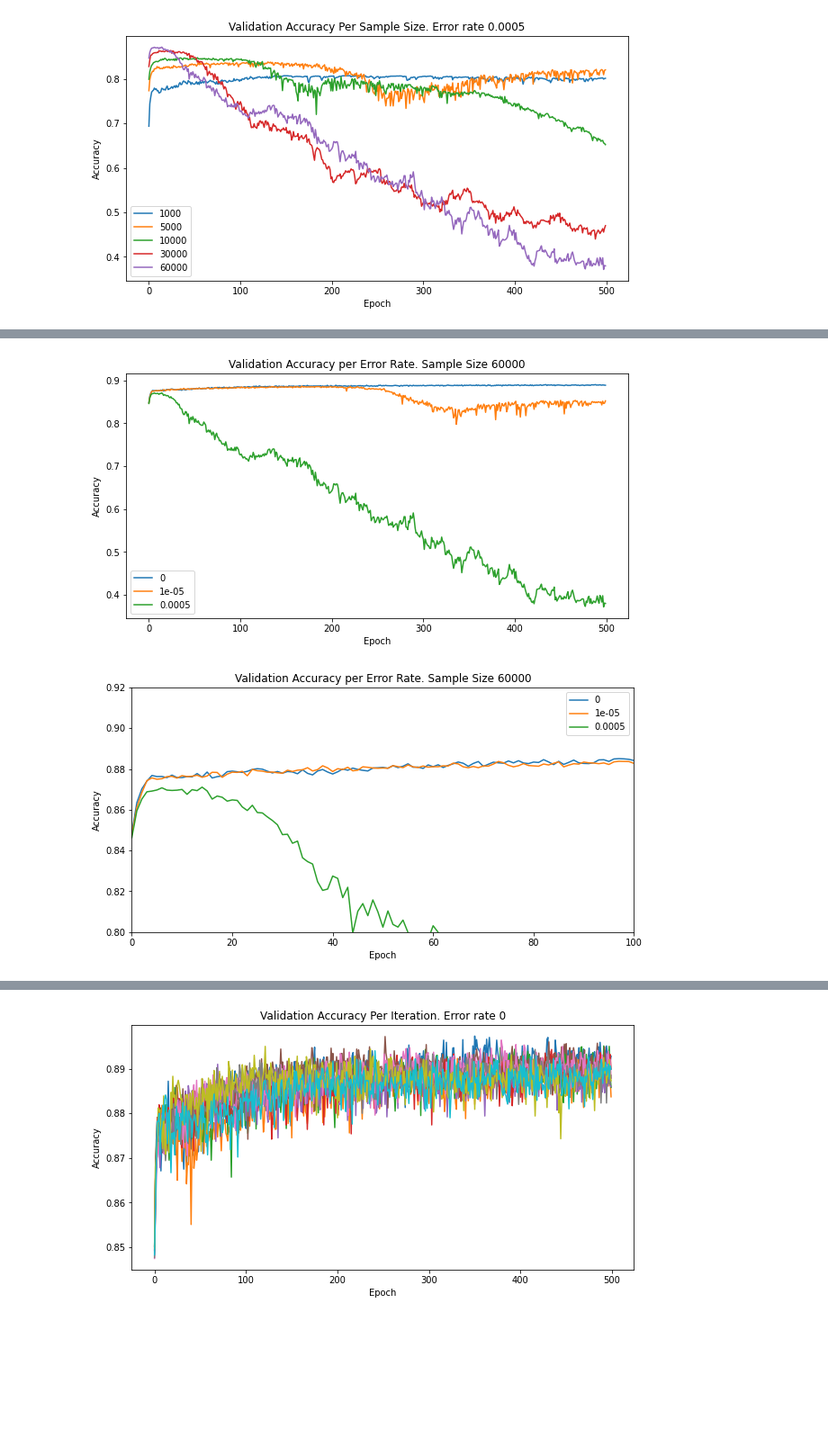
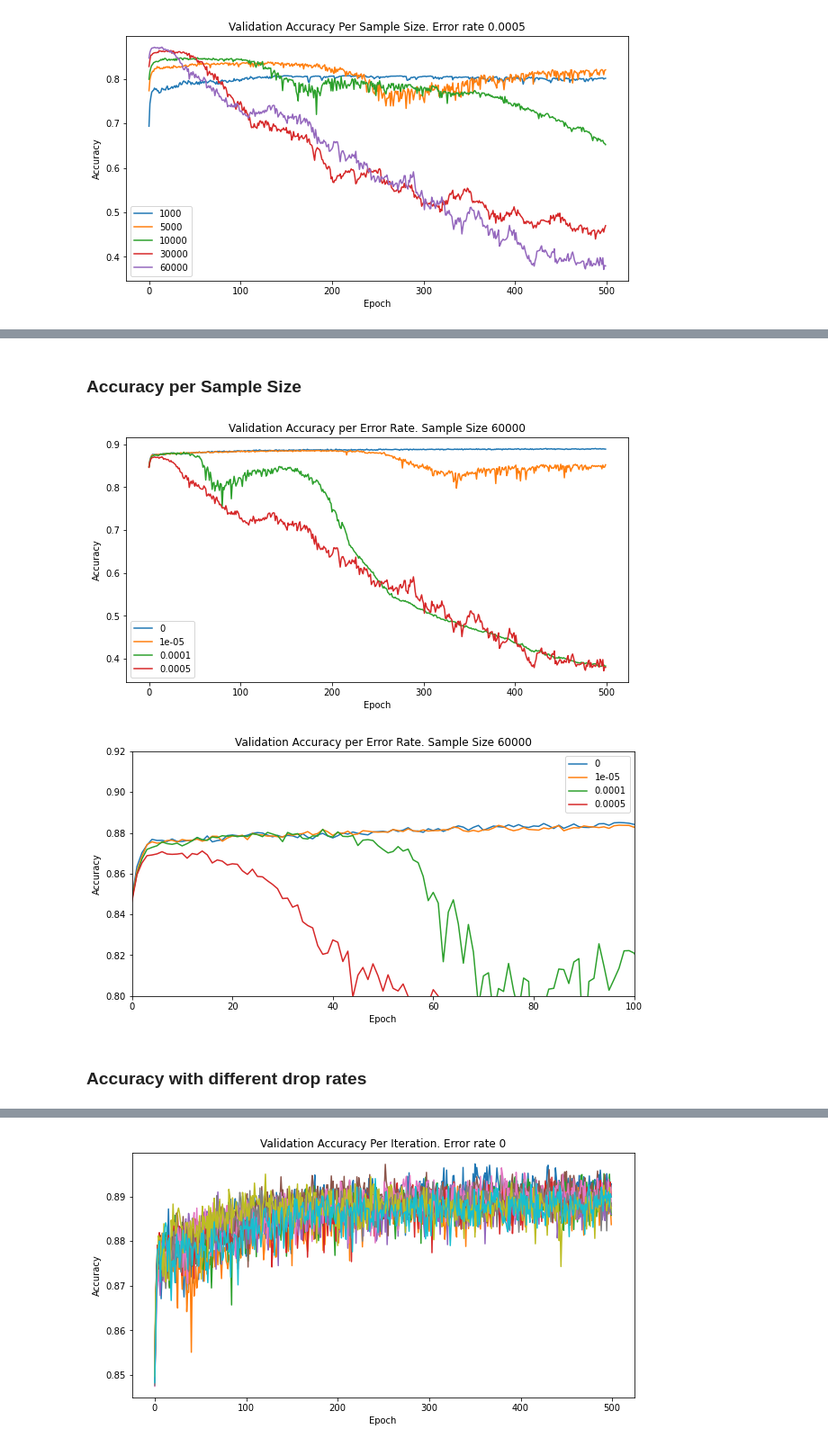
Before and after one commit to dPhanekham/tf2_error_injection, a Jupyter notebook: iris_inject_errors/batch_results_charts.ipynb, the cells around one changed output, grey strips where cells are left out. Shown at 90% size. Saved outputs shown, nothing was run; the diff lists cells and outputs as text; code cells hidden in the pictures; blank space fills up the shorter version.

Commit message:
update charts

```diff
--- a/iris_inject_errors/batch_results_charts.ipynb
+++ b/iris_inject_errors/batch_results_charts.ipynb
@@ -25,8 +25,15 @@ tf.config.list_physical_devices('GPU')
 sample_size_0_error_train_history = np.load('batch_results/sample_size_train_history_error_rate_0.npy', allow_pickle=True, fix_imports=True)
 sample_size_00001_error_train_history = np.load('batch_results/sample_size_train_history_error_rate_00001.npy', allow_pickle=True, fix_imports=True)
 sample_size_0005_error_train_history = np.load('batch_results/sample_size_train_history_error_rate_0005.npy', allow_pickle=True, fix_imports=True)
+sample_size_0001_error_train_history = np.load('batch_results/sample_size_train_history_error_rate_0001.npy', allow_pickle=True, fix_imports=True)
+sample_size_00001_error_dropout_20_train_history = np.load('batch_results/sample_size_train_history_error_rate_00001_dropout_20.npy', allow_pickle=True, fix_imports=True)
+sample_size_00001_error_dropout_40_train_history = np.load('batch_results/sample_size_train_history_error_rate_00001_dropout_40.npy', allow_pickle=True, fix_imports=True)
 # %%
 sample_size_0_error_train_history = sample_size_0_error_train_history.reshape(1)[0]
 sample_size_00001_error_train_history = sample_size_00001_error_train_history.reshape(1)[0]
 sample_size_0005_error_train_history = sample_size_0005_error_train_history.reshape(1)[0]
+sample_size_0001_error_train_history = sample_size_0001_error_train_history.reshape(1)[0]
+
+sample_size_00001_error_dropout_20_train_history = sample_size_00001_error_dropout_20_train_history.reshape(1)[0]
+sample_size_00001_error_dropout_40_train_history = sample_size_00001_error_dropout_40_train_history.reshape(1)[0]
 # %%
@@ -98,3 +116,18 @@ average_validation_accuracy_error_0005 = average_epochs(sample_size_0005_error_t
                                                    epochs,
                                                    iterations,
                                                    'validation_accuracy')
+# %%
+sample_sizes = list(sample_size_0001_error_train_history.keys())
+iterations = len(sample_size_0001_error_train_history[1000]['training_accuracy'])
+epochs = 500
+average_training_accuracy_error_0001 = average_epochs(sample_size_0001_error_train_history,
+                                                   sample_sizes,
+                                                   epochs,
+                                                   iterations,
+                                                   'training_accuracy')
+
+average_validation_accuracy_error_0001 = average_epochs(sample_size_0001_error_train_history,
+                                                   sample_sizes,
+                                                   epochs,
+                                                   iterations,
+                                                   'validation_accuracy')
@@ -233,29 +416,33 @@ plt.show()
+# %% [markdown]
+### Accuracy per Sample Size
 # %%
 # plt.plot(train_history.history['loss'])
 plt.figure(figsize=(10, 5))
 # for sample_size in sample_sizes:
 plt.plot(average_validation_accuracy_error_0[60000])
 plt.plot(average_validation_accuracy_error_00001[60000])
+plt.plot(average_validation_accuracy_error_0001[60000])
 plt.plot(average_validation_accuracy_error_0005[60000])
 # plt.plot(sample_size_train_history[1][1])
 # plt.plot(sample_size_train_history[2][1])
 # plt.plot(sample_size_train_history[3][1])
 # plt.plot(sample_size_train_history[4][1])
 # plt.plot(error_rate_train_history[5][1])
 plt.title('Validation Accuracy per Error Rate. Sample Size 60000')
 plt.ylabel('Accuracy')
 plt.xlabel('Epoch')
-plt.legend([0, 0.00001, 0.0005])
+plt.legend([0, 0.00001, 0.0001, 0.0005])
 
 plt.show()
 # %% [output]
-[figure, old version]
+[figure, new version]
 # %%
 # plt.plot(train_history.history['loss'])
 plt.figure(figsize=(10, 5))
 # for sample_size in sample_sizes:
 plt.plot(average_validation_accuracy_error_0[60000])
 plt.plot(average_validation_accuracy_error_00001[60000])
+plt.plot(average_validation_accuracy_error_0001[60000])
 plt.plot(average_validation_accuracy_error_0005[60000])
 # plt.plot(sample_size_train_history[1][1])
 # plt.plot(sample_size_train_history[2][1])
@@ -267,8 +454,10 @@ plt.ylabel('Accuracy')
 plt.xlabel('Epoch')
 plt.ylim(0.8,0.92)
 plt.xlim(0,100)
-plt.legend([0, 0.00001, 0.0005])
+plt.legend([0, 0.00001, 0.0001, 0.0005])
 
 plt.show()
 # %% [output]
-[figure, old version]
+[figure, new version]
+# %% [markdown]
+### Accuracy with different drop rates
```
Also changed, not shown: parts of 22 cells of this notebook.
